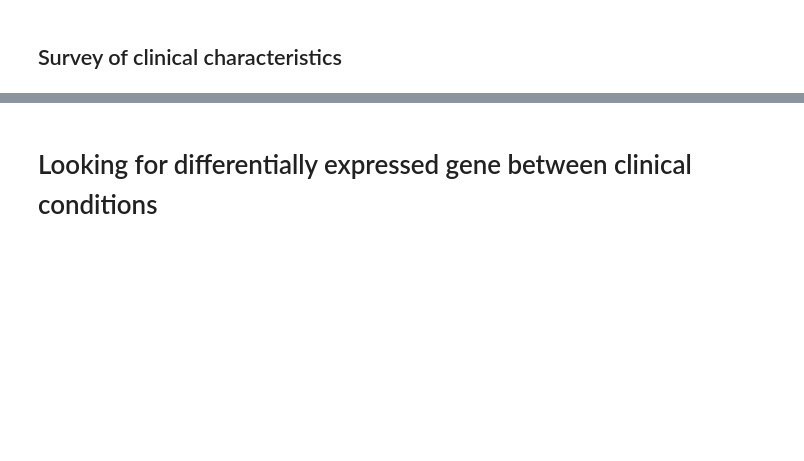
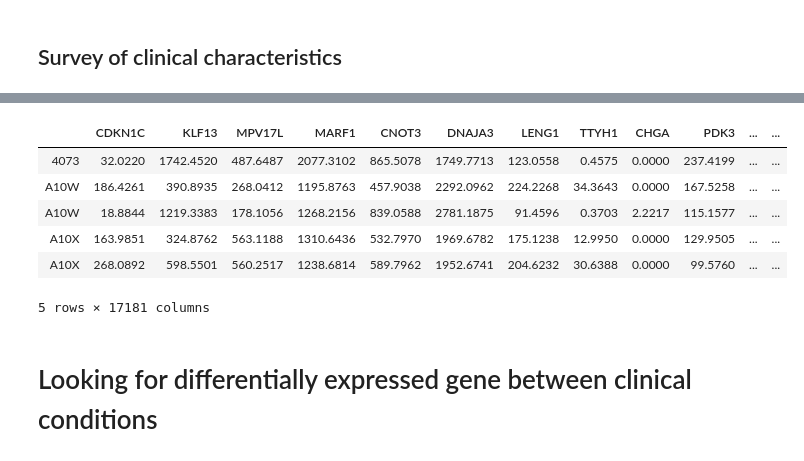
Before and after one commit to sohilsshah91/hacknights, a Jupyter notebook: tcga-lihc/1.1-hacknight-tcga-eda.ipynb, the cells around one changed output, grey strips where cells are left out. Drawn from its saved outputs; the diff is of its cells as text; code cells hidden in the pictures; blank space fills up the shorter version.

```diff
--- a/tcga-lihc/1.1-hacknight-tcga-eda.ipynb
+++ b/tcga-lihc/1.1-hacknight-tcga-eda.ipynb
@@ -333,3 +411,16 @@ lihc_processed.shape
+# %%
+# Merge data for clincal and RNA-seq dataset
+
+lihc_processed = lihc_processed.join(clinpat[['bcr_patient_barcode', 'tumor_grade']].set_index('bcr_patient_barcode')).dropna()
+lihc_processed.head()
+# %% [output]
+|  | CDKN1C | KLF13 | MPV17L | MARF1 | CNOT3 | DNAJA3 | LENG1 | TTYH1 | CHGA | PDK3 | ... | ... |
+| 4073 | 32.0220 | 1742.4520 | 487.6487 | 2077.3102 | 865.5078 | 1749.7713 | 123.0558 | 0.4575 | 0.0000 | 237.4199 | ... | ... |
+| A10W | 186.4261 | 390.8935 | 268.0412 | 1195.8763 | 457.9038 | 2292.0962 | 224.2268 | 34.3643 | 0.0000 | 167.5258 | ... | ... |
+| A10W | 18.8844 | 1219.3383 | 178.1056 | 1268.2156 | 839.0588 | 2781.1875 | 91.4596 | 0.3703 | 2.2217 | 115.1577 | ... | ... |
+| A10X | 163.9851 | 324.8762 | 563.1188 | 1310.6436 | 532.7970 | 1969.6782 | 175.1238 | 12.9950 | 0.0000 | 129.9505 | ... | ... |
+| A10X | 268.0892 | 598.5501 | 560.2517 | 1238.6814 | 589.7962 | 1952.6741 | 204.6232 | 30.6388 | 0.0000 | 99.5760 | ... | ... |
+5 rows × 17181 columns
 # %%
 ## Label and Split data based on recurrence? drug?
 # %% [markdown]
```
Also changed, not shown: parts of 21 cells of this notebook.
